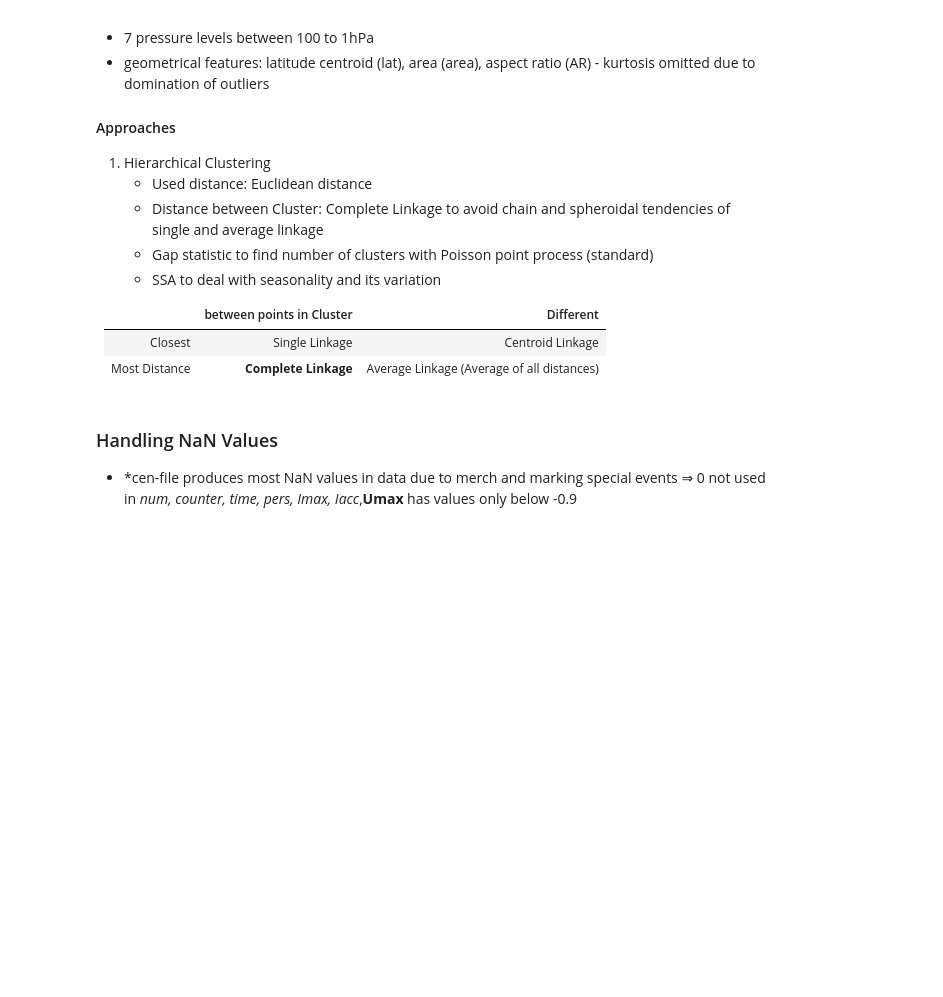
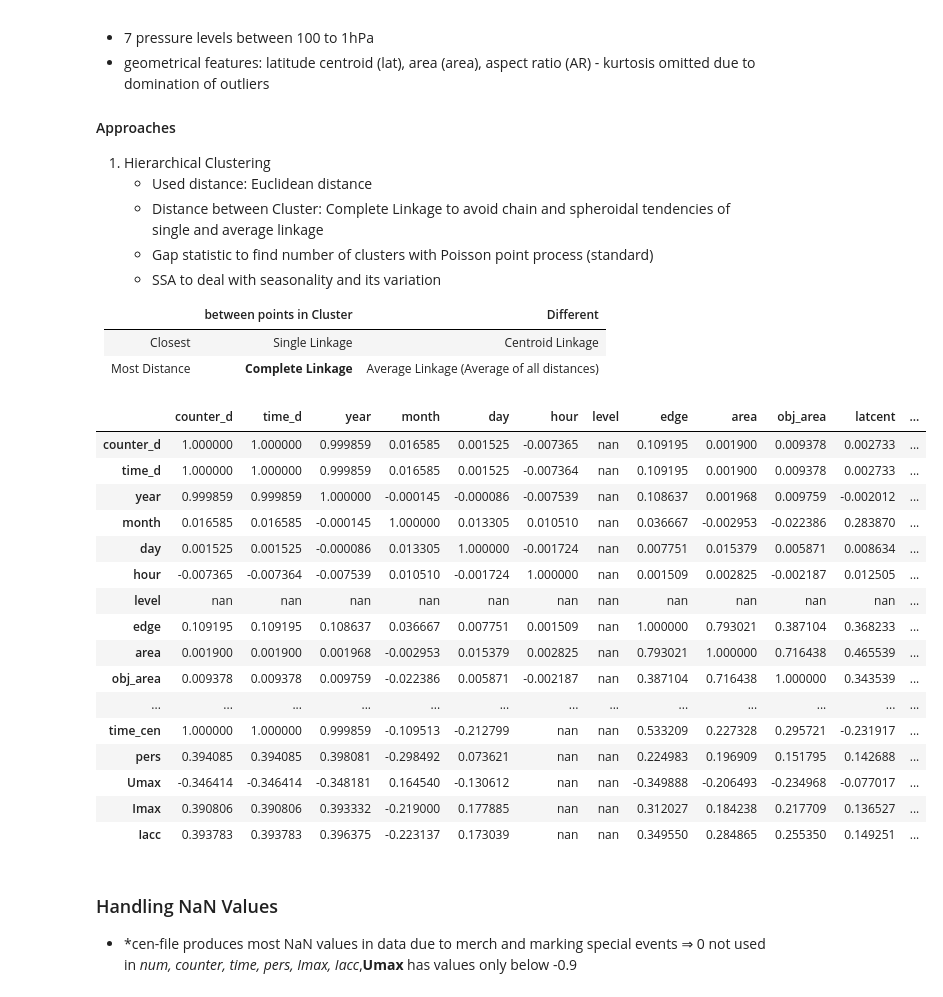
Before and after one commit to hGl0/arctic, a Jupyter notebook: Playground.ipynb, the cells around one changed output. Saved outputs shown, nothing was run; the diff lists cells and outputs as text; code cells hidden in the pictures; blank space fills up the shorter version.

```diff
--- a/Playground.ipynb
+++ b/Playground.ipynb
@@ -212,6 +215,27 @@ Index(['D_d', 'counter_d', 'time_d', 'string', 'year', 'month', 'day', 'hour',
 |---------------|---------------------------|--------------------------------------------|
 | Closest       | Single Linkage            | Centroid Linkage                           |
 | Most Distance | **Complete Linkage**      | Average Linkage (Average of all distances) |
+# %%
+# correlation within data
+plot_correlation(era5)
+# %% [output]
+|  | counter_d | time_d | year | month | day | hour | level | edge | area | obj_area | latcent | ... |
+| counter_d | 1.000000 | 1.000000 | 0.999859 | 0.016585 | 0.001525 | -0.007365 | nan | 0.109195 | 0.001900 | 0.009378 | 0.002733 | ... |
+| time_d | 1.000000 | 1.000000 | 0.999859 | 0.016585 | 0.001525 | -0.007364 | nan | 0.109195 | 0.001900 | 0.009378 | 0.002733 | ... |
+| year | 0.999859 | 0.999859 | 1.000000 | -0.000145 | -0.000086 | -0.007539 | nan | 0.108637 | 0.001968 | 0.009759 | -0.002012 | ... |
+| month | 0.016585 | 0.016585 | -0.000145 | 1.000000 | 0.013305 | 0.010510 | nan | 0.036667 | -0.002953 | -0.022386 | 0.283870 | ... |
+| day | 0.001525 | 0.001525 | -0.000086 | 0.013305 | 1.000000 | -0.001724 | nan | 0.007751 | 0.015379 | 0.005871 | 0.008634 | ... |
+| hour | -0.007365 | -0.007364 | -0.007539 | 0.010510 | -0.001724 | 1.000000 | nan | 0.001509 | 0.002825 | -0.002187 | 0.012505 | ... |
+| level | nan | nan | nan | nan | nan | nan | nan | nan | nan | nan | nan | ... |
+| edge | 0.109195 | 0.109195 | 0.108637 | 0.036667 | 0.007751 | 0.001509 | nan | 1.000000 | 0.793021 | 0.387104 | 0.368233 | ... |
+| area | 0.001900 | 0.001900 | 0.001968 | -0.002953 | 0.015379 | 0.002825 | nan | 0.793021 | 1.000000 | 0.716438 | 0.465539 | ... |
+| obj_area | 0.009378 | 0.009378 | 0.009759 | -0.022386 | 0.005871 | -0.002187 | nan | 0.387104 | 0.716438 | 1.000000 | 0.343539 | ... |
+| ... | ... | ... | ... | ... | ... | ... | ... | ... | ... | ... | ... | ... |
+| time_cen | 1.000000 | 1.000000 | 0.999859 | -0.109513 | -0.212799 | nan | nan | 0.533209 | 0.227328 | 0.295721 | -0.231917 | ... |
+| pers | 0.394085 | 0.394085 | 0.398081 | -0.298492 | 0.073621 | nan | nan | 0.224983 | 0.196909 | 0.151795 | 0.142688 | ... |
+| Umax | -0.346414 | -0.346414 | -0.348181 | 0.164540 | -0.130612 | nan | nan | -0.349888 | -0.206493 | -0.234968 | -0.077017 | ... |
+| Imax | 0.390806 | 0.390806 | 0.393332 | -0.219000 | 0.177885 | nan | nan | 0.312027 | 0.184238 | 0.217709 | 0.136527 | ... |
+| Iacc | 0.393783 | 0.393783 | 0.396375 | -0.223137 | 0.173039 | nan | nan | 0.349550 | 0.284865 | 0.255350 | 0.149251 | ... |
 # %% [markdown]
 ### Handling NaN Values
 - *cen-file produces most NaN values in data due to merch and marking special events &rArr; 0 not used in *num, counter, time, pers, Imax, Iacc*,**Umax** has values only below -0.9
```
Also changed, not shown: parts of 13 cells of this notebook, 1 other file.
